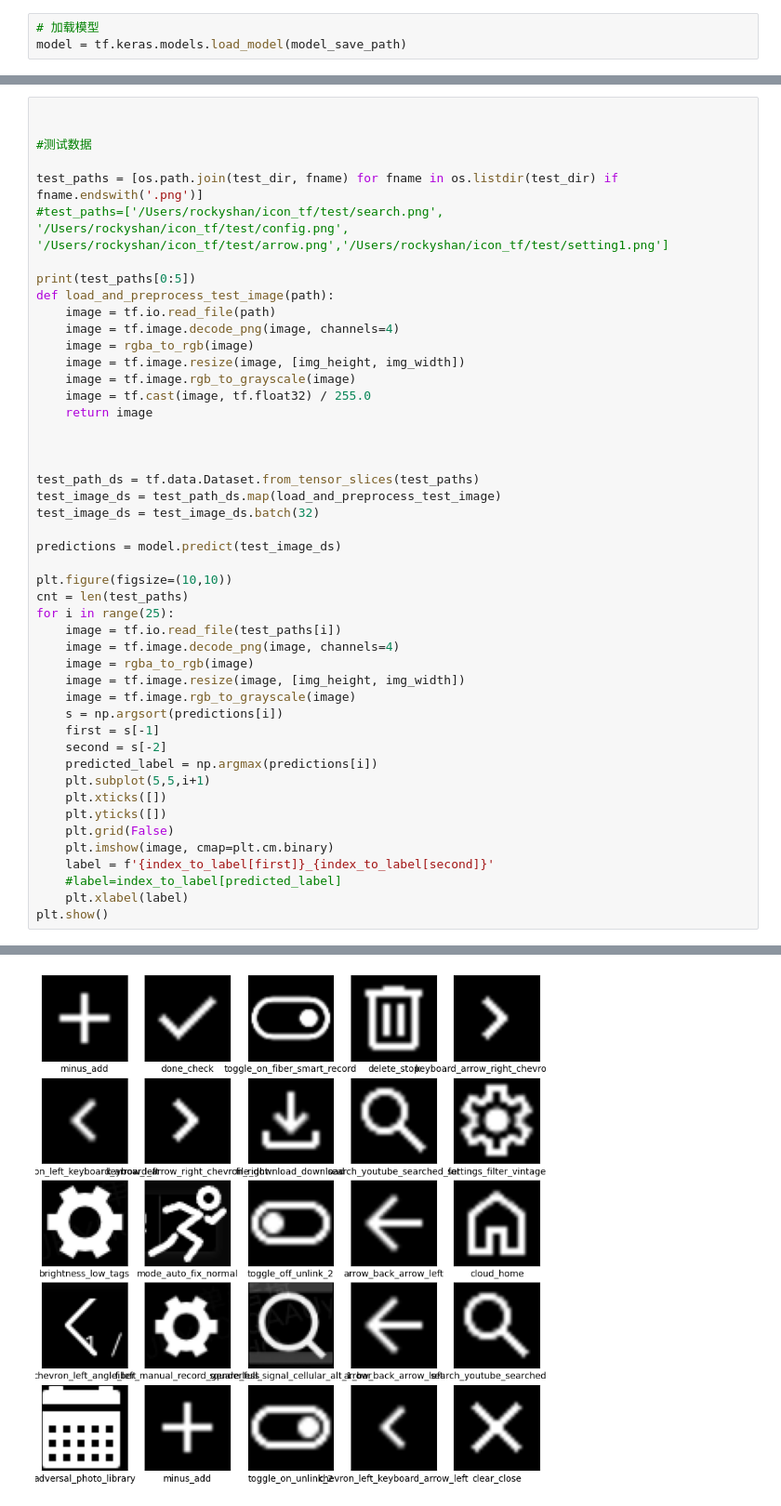
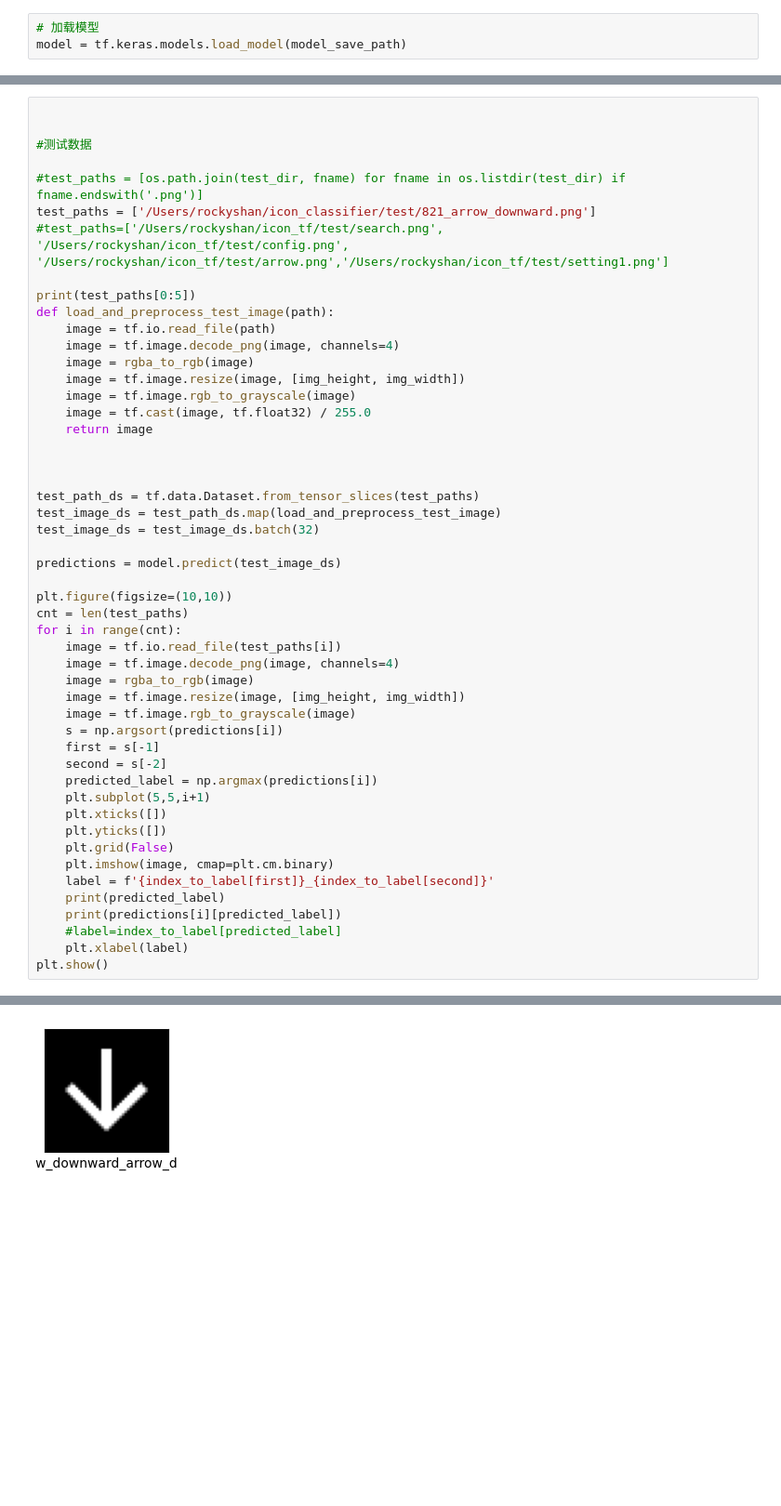
Before and after one commit to samrq/icon_classifer, a Jupyter notebook: train.ipynb, the cells around one changed output, grey strips where cells are left out. Shown at 93% size. Cells and saved outputs as stored; diff of their text form; blank space fills up the shorter version.

```diff
--- a/train.ipynb
+++ b/train.ipynb
@@ -377,7 +388,8 @@ plt.show()
 
 #测试数据
 
-test_paths = [os.path.join(test_dir, fname) for fname in os.listdir(test_dir) if fname.endswith('.png')]
+#test_paths = [os.path.join(test_dir, fname) for fname in os.listdir(test_dir) if fname.endswith('.png')]
+test_paths = ['/Users/rockyshan/icon_classifier/test/821_arrow_downward.png']
 #test_paths=['/Users/rockyshan/icon_tf/test/search.png', '/Users/rockyshan/icon_tf/test/config.png', '/Users/rockyshan/icon_tf/test/arrow.png','/Users/rockyshan/icon_tf/test/setting1.png']
 
 print(test_paths[0:5])
@@ -400,7 +412,7 @@ predictions = model.predict(test_image_ds)
 
 plt.figure(figsize=(10,10))
 cnt = len(test_paths)
-for i in range(25):
+for i in range(cnt):
     image = tf.io.read_file(test_paths[i])
     image = tf.image.decode_png(image, channels=4)
     image = rgba_to_rgb(image)
@@ -416,6 +428,8 @@ for i in range(25):
     plt.grid(False)
     plt.imshow(image, cmap=plt.cm.binary)
     label = f'{index_to_label[first]}_{index_to_label[second]}'
+    print(predicted_label)
+    print(predictions[i][predicted_label])
     #label=index_to_label[predicted_label]
     plt.xlabel(label)
 plt.show()
@@ -425,4 +441,4 @@ plt.show()
-[figure, old version]
+[figure, new version]
 # %%
 def load_test_data(path, label):
     image = tf.io.read_file(path)
```
Also changed, not shown: parts of 16 cells of this notebook.
